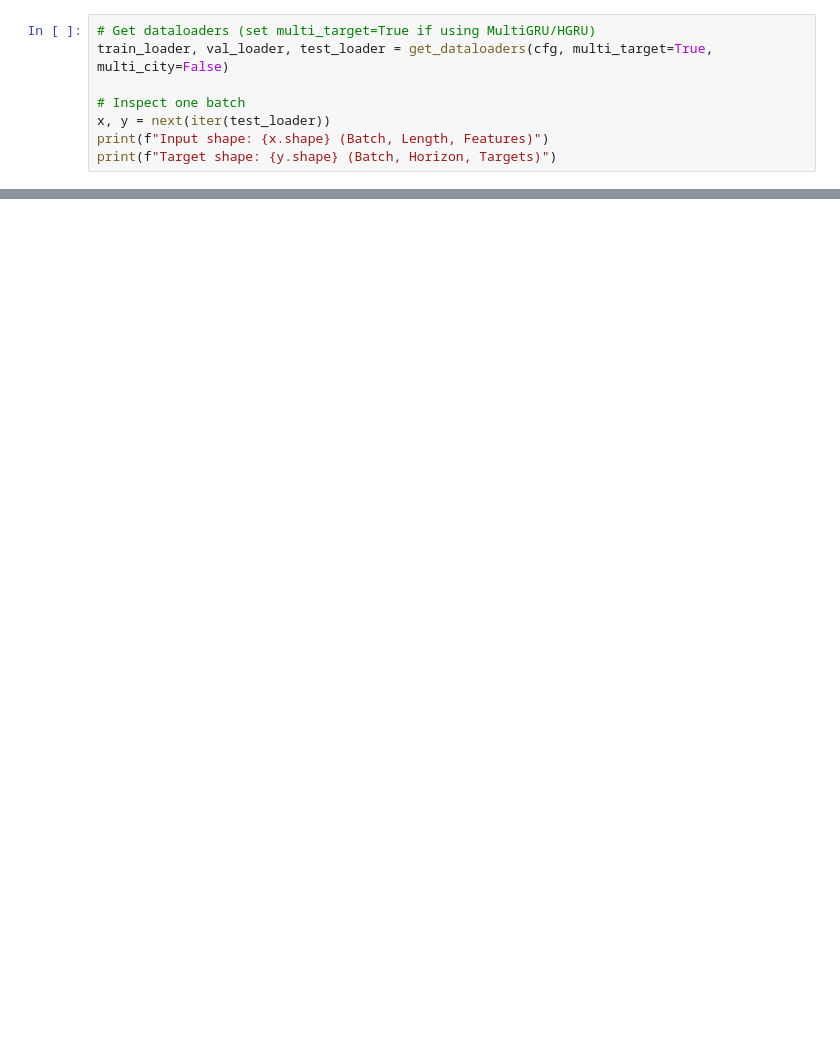
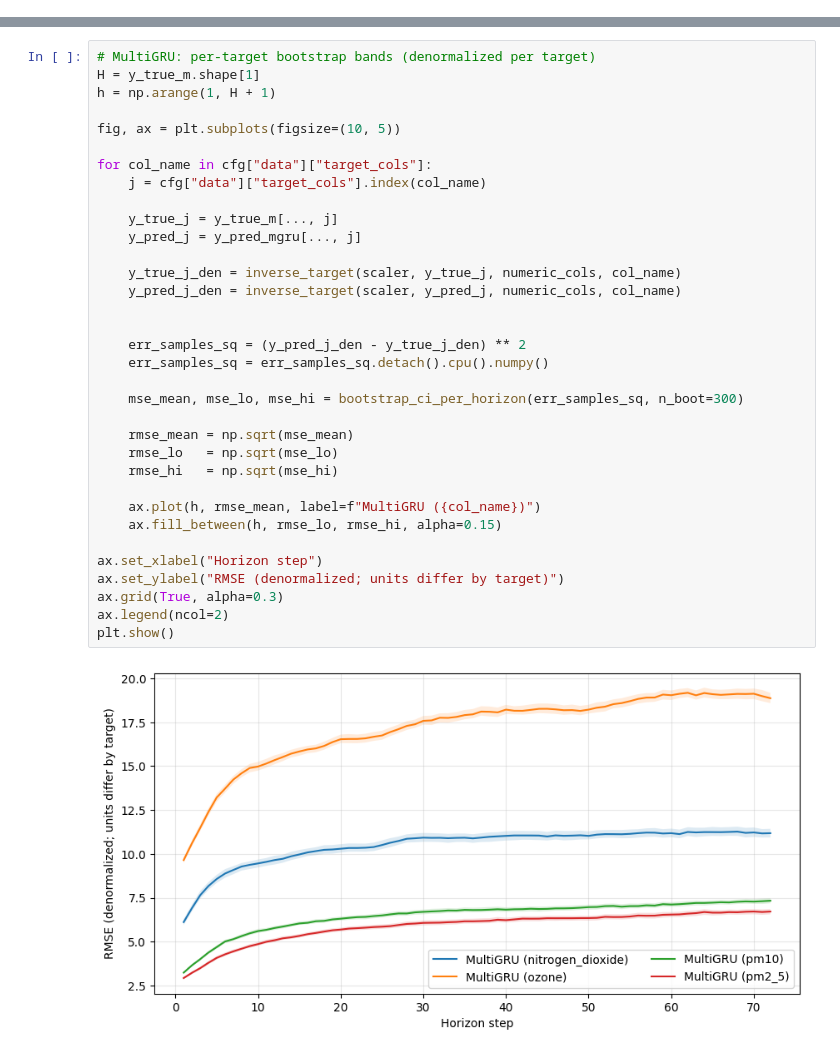
Before and after one commit to Arthurreuss/NO2_Prediction, a Jupyter notebook: notebooks/plot.ipynb, the cells around one changed output, grey strips where cells are left out. Saved outputs shown, nothing was run; the diff lists cells and outputs as text; blank space fills up the shorter version.

Commit message:
refactored plotting

```diff
--- a/notebooks/plot.ipynb
+++ b/notebooks/plot.ipynb
@@ -35,8 +0,0 @@ Target columns: ['nitrogen_dioxide', 'ozone', 'pm10', 'pm2_5']
-# %%
-# Get dataloaders (set multi_target=True if using MultiGRU/HGRU)
-train_loader, val_loader, test_loader = get_dataloaders(cfg, multi_target=True, multi_city=False)
-
-# Inspect one batch
-x, y = next(iter(test_loader))
-print(f"Input shape: {x.shape} (Batch, Length, Features)")
-print(f"Target shape: {y.shape} (Batch, Horizon, Targets)")
@@ -131,0 +176,36 @@ plt.show()
+# %%
+# MultiGRU: per-target bootstrap bands (denormalized per target)
+H = y_true_m.shape[1]
+h = np.arange(1, H + 1)
+
+fig, ax = plt.subplots(figsize=(10, 5))
+
+for col_name in cfg["data"]["target_cols"]:
+    j = cfg["data"]["target_cols"].index(col_name)
+
+    y_true_j = y_true_m[..., j]
+    y_pred_j = y_pred_mgru[..., j]
+
+    y_true_j_den = inverse_target(scaler, y_true_j, numeric_cols, col_name)
+    y_pred_j_den = inverse_target(scaler, y_pred_j, numeric_cols, col_name)
+
+
+    err_samples_sq = (y_pred_j_den - y_true_j_den) ** 2
+    err_samples_sq = err_samples_sq.detach().cpu().numpy()
+
+    mse_mean, mse_lo, mse_hi = bootstrap_ci_per_horizon(err_samples_sq, n_boot=300)
+
+    rmse_mean = np.sqrt(mse_mean)
+    rmse_lo   = np.sqrt(mse_lo)
+    rmse_hi   = np.sqrt(mse_hi)
+
+    ax.plot(h, rmse_mean, label=f"MultiGRU ({col_name})")
+    ax.fill_between(h, rmse_lo, rmse_hi, alpha=0.15)
+
+ax.set_xlabel("Horizon step")
+ax.set_ylabel("RMSE (denormalized; units differ by target)")
+ax.grid(True, alpha=0.3)
+ax.legend(ncol=2)
+plt.show()
+# %% [output]
+[figure, added]
```
Also changed, not shown: parts of 9 cells of this notebook, 4 other files.
